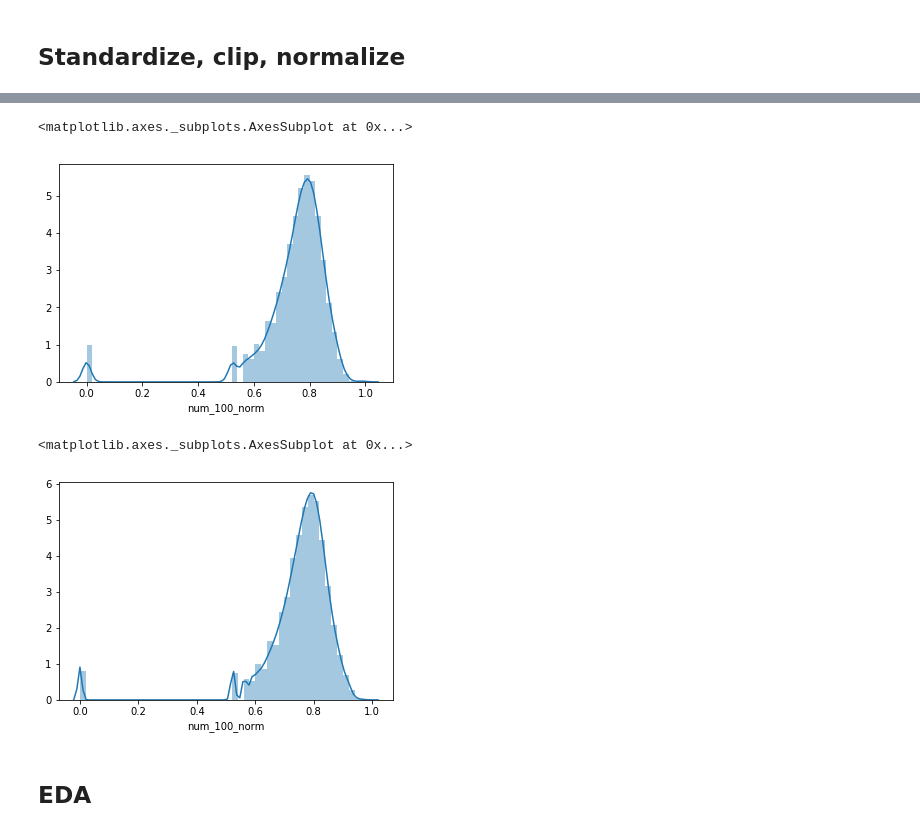
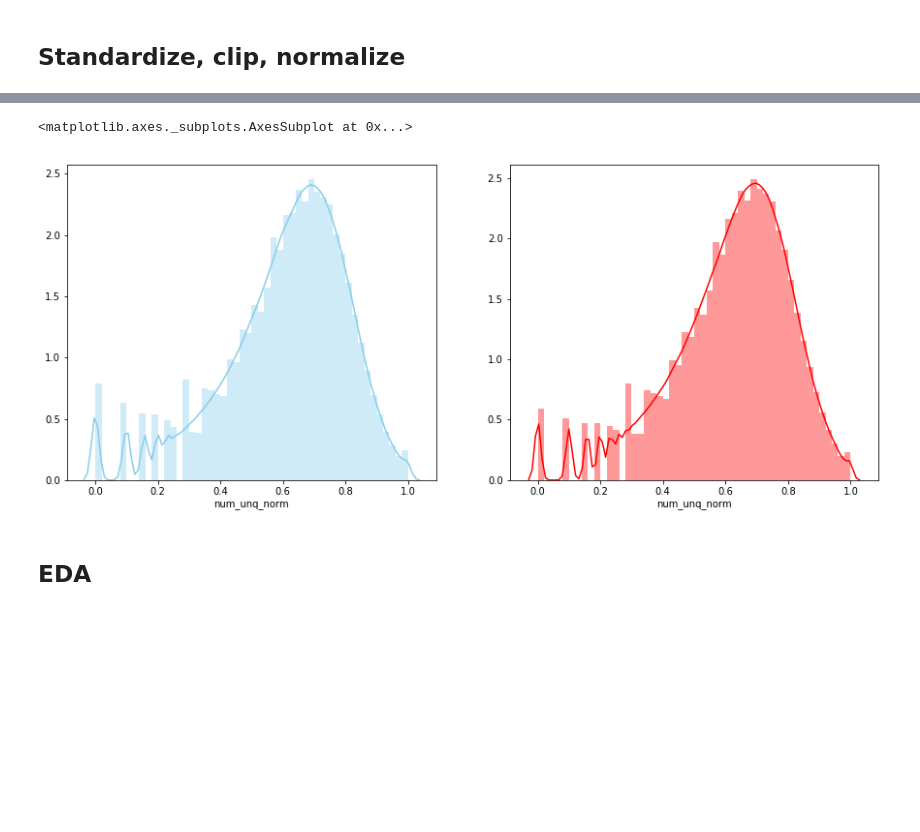
Before and after one commit to adamribaudo/ds5500-capstone, a Jupyter notebook: Preprocess/User_Log_Transform.ipynb, the cells around one changed output, grey strips where cells are left out. Cells and saved outputs as stored; diff of their text form; code cells hidden in the pictures; blank space fills up the shorter version.

```diff
--- a/Preprocess/User_Log_Transform.ipynb
+++ b/Preprocess/User_Log_Transform.ipynb
@@ -115,6 +119,10 @@ with open("{}_user_logs_padded.npy".format(split), "rb") as my_file:
 # %%
 # Reload because the norms were taken from daily data
 user_logs = pd.read_csv(INPUT_PATH + "{}_user_logs.csv".format(split))
+# %%
+# Remove user_logs that don't exist in members df
+msno_diff = list(set(user_logs.msno) - set(members_df.msno)) #difference in 2 sets
+user_logs = user_logs[~user_logs["msno"].isin(msno_diff)]
 # %%
 # Clip with min=0 to remove invalid counts
 for col in ["num_25", "num_50", "num_75", "num_985", "num_100", "num_unq", "total_secs"]:
@@ -151,13 +159,13 @@ print(user_logs_labeled[user_logs_labeled.is_churn == 0].num_100_norm.sum() / no
-# %%
-sns.distplot(user_logs_labeled[user_logs_labeled.is_churn == 1].num_100_norm)
-# %% [output]
-<matplotlib.axes._subplots.AxesSubplot at 0x...>
-[figure, removed]
-# %%
-sns.distplot(user_logs_labeled[user_logs_labeled.is_churn == 0].num_100_norm)
-# %% [output]
-<matplotlib.axes._subplots.AxesSubplot at 0x...>
-[figure, removed]
+# %%
+import seaborn as sns
+import matplotlib.pyplot as plt
+f, axes = plt.subplots(1, 2, figsize=(15, 6), sharex=True)
+
+sns.distplot(user_logs_labeled[user_logs_labeled.is_churn == 1].num_unq_norm, color="skyblue", label="Churn", ax=axes[0])
+sns.distplot(user_logs_labeled[user_logs_labeled.is_churn == 0].num_unq_norm, color="red", label="No Churn", ax=axes[1])
+# %% [output]
+<matplotlib.axes._subplots.AxesSubplot at 0x...>
+[figure, added]
 # %%
 user_logs_week = user_logs_week.drop(["num_25", "num_50", "num_75", "num_985", "num_100", "num_unq", "total_secs"], axis=1)
 # %%
```
Also changed, not shown: parts of 7 cells of this notebook, 1 other file.
